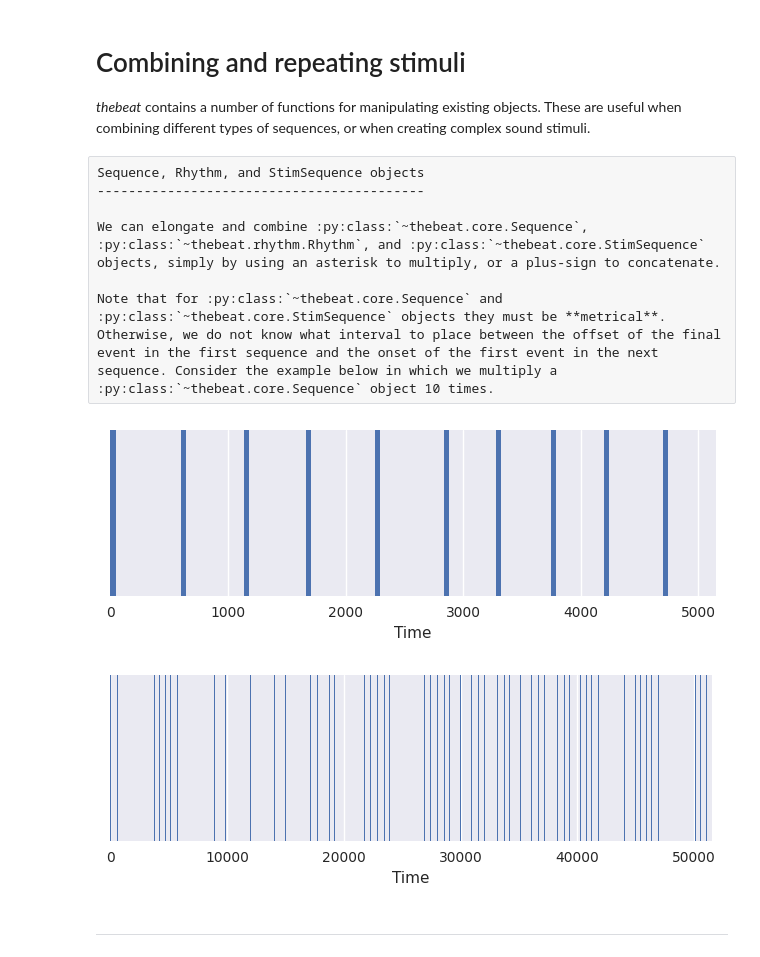
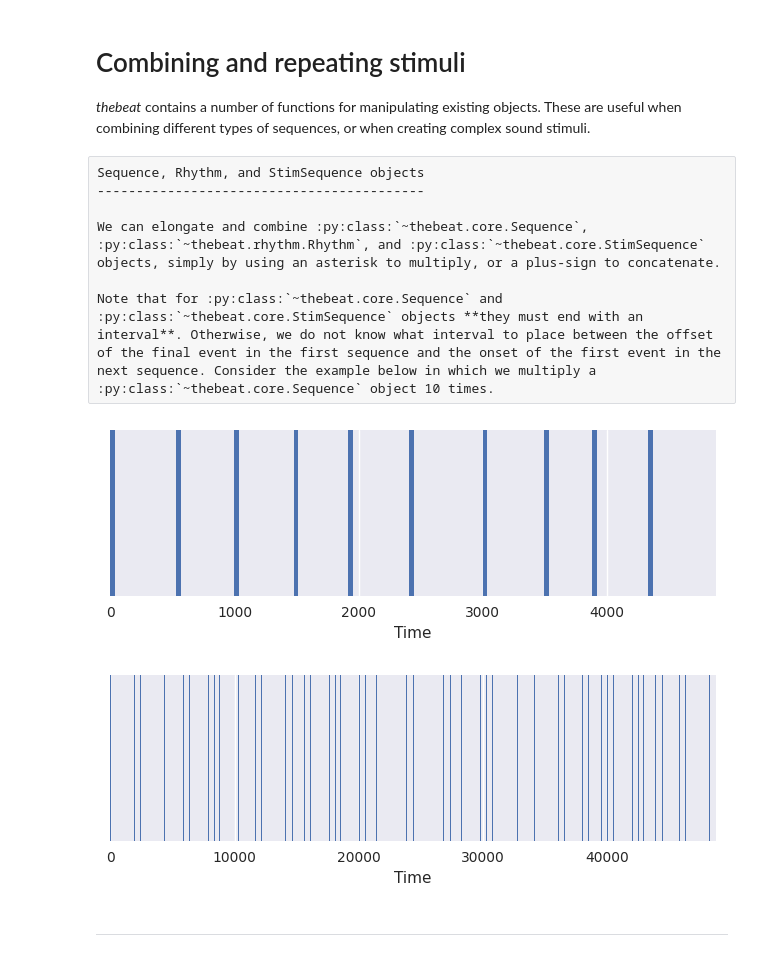
Before and after one commit to Jellevanderwerff/thebeat, a Jupyter notebook: docs/source/examples/snippets/combining_repeating.ipynb, the cells around one changed output. Drawn from its saved outputs; the diff is of its cells as text; code cells hidden in the pictures.

```diff
--- a/docs/source/examples/snippets/combining_repeating.ipynb
+++ b/docs/source/examples/snippets/combining_repeating.ipynb
@@ -15,21 +15,21 @@ Sequence, Rhythm, and StimSequence objects
 
 We can elongate and combine :py:class:`~thebeat.core.Sequence`, :py:class:`~thebeat.rhythm.Rhythm`, and :py:class:`~thebeat.core.StimSequence` objects, simply by using an asterisk to multiply, or a plus-sign to concatenate.
 
-Note that for :py:class:`~thebeat.core.Sequence` and :py:class:`~thebeat.core.StimSequence` objects they must be **metrical**. Otherwise, we do not know what interval to place between the offset of the final event in the first sequence and the onset of the first event in the next sequence. Consider the example below in which we multiply a :py:class:`~thebeat.core.Sequence` object 10 times.
+Note that for :py:class:`~thebeat.core.Sequence` and :py:class:`~thebeat.core.StimSequence` objects **they must end with an interval**. Otherwise, we do not know what interval to place between the offset of the final event in the first sequence and the onset of the first event in the next sequence. Consider the example below in which we multiply a :py:class:`~thebeat.core.Sequence` object 10 times.
 # %%
 # Initial sequence
 seq = Sequence.generate_random_normal(n=10,
                                       mu=500,
                                       sigma=50,
-                                      metrical=True)
+                                      end_with_interval=True)
 seq.plot_sequence();
 
 # Repeat sequence 10 times and plot
 seq_longrepeats = seq * 10
 seq_longrepeats.plot_sequence();
 # %% [output]
-[figure, old version]
+[figure, new version]
-[figure, old version]
+[figure, new version]
 # %% [markdown]
 ---
 # %% [raw]
```
Also changed, not shown: parts of 1 cell of this notebook, 9 other files.
